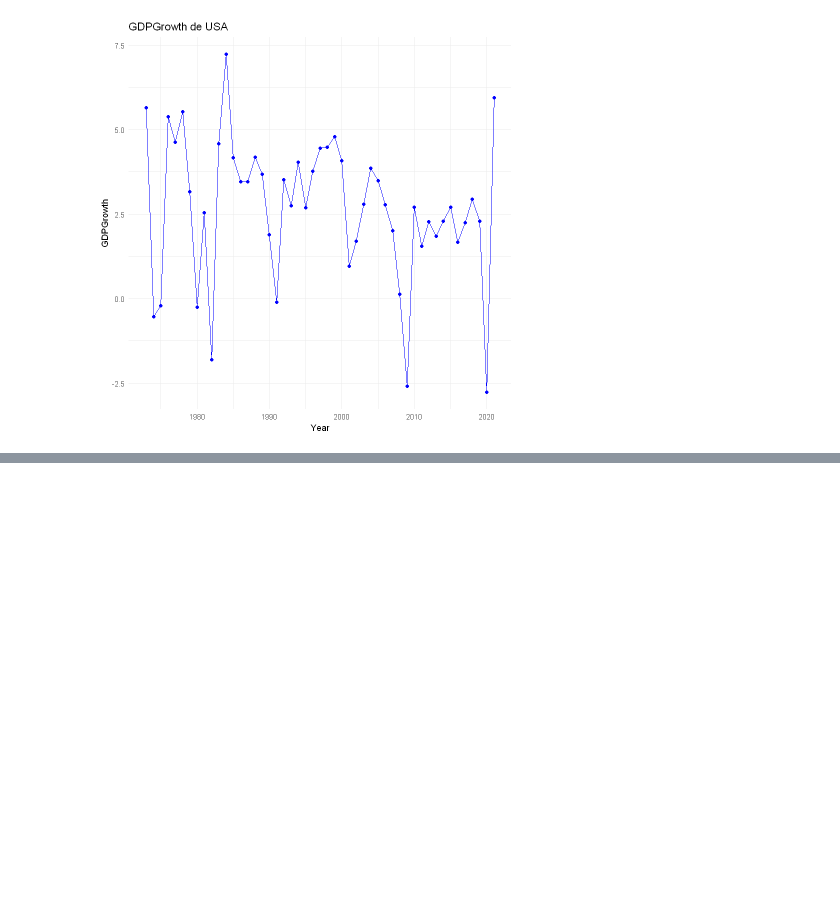
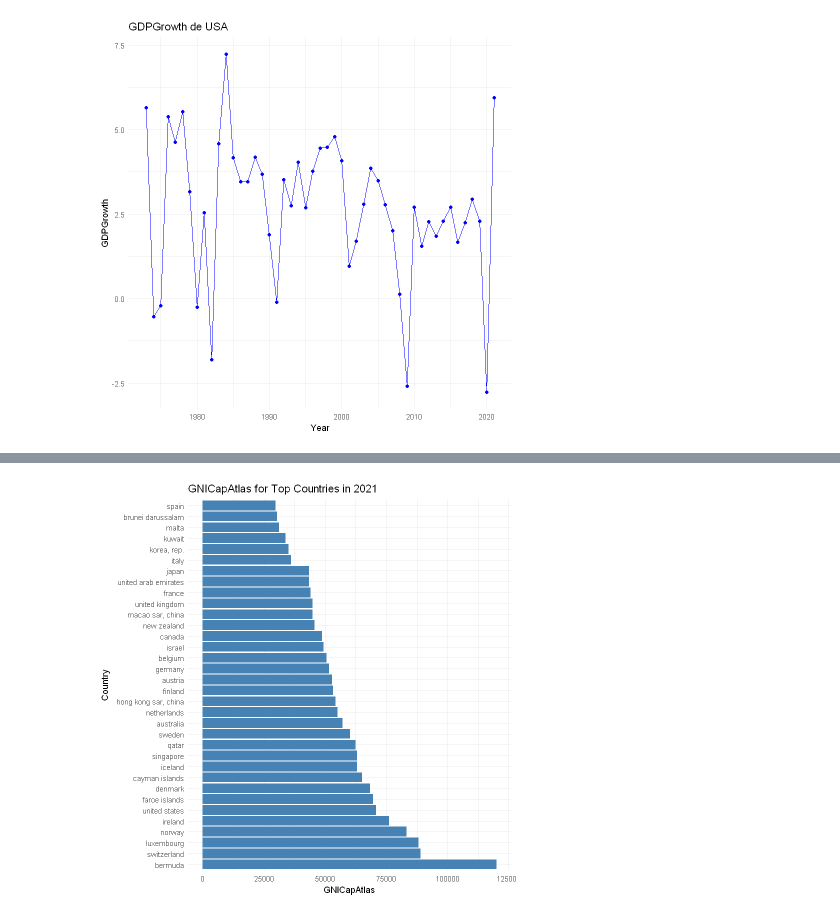
Before and after one commit to sergiollul/AB_AdvanceProgramming_DataScience, a Jupyter notebook: AB_Notebook_R.ipynb, the cells around one changed output, grey strips where cells are left out. Drawn from its saved outputs; the diff is of its cells as text; code cells hidden in the pictures; blank space fills up the shorter version.

```diff
--- a/AB_Notebook_R.ipynb
+++ b/AB_Notebook_R.ipynb
@@ -532,0 +582,12 @@ ggplot(data = usa_GDPGrowth, aes(x = Year, y = GDPGrowth)) +
+# %%
+# Filtering the dataframe for the year 2021
+df_2021 <- subset(df, Year == 2021)
+
+# Sorting the filtered dataframe by GNICapAtlas in descending order
+sorted_df_2021_GNICap <- df_2021[order(-df_2021$GNICapAtlas), ]
+
+# Selecting the top 30 countries
+top_paises_GNICap <- head(sorted_df_2021_GNICap$Country, 34)
+
+# Displaying the names of the top 30 countries
+top_paises_GNICap
@@ -532,0 +607,18 @@ ggplot(data = usa_GDPGrowth, aes(x = Year, y = GDPGrowth)) +
+# %%
+top_paises_GNICap = df_2021[df_2021$Country %in% c('bermuda', 'switzerland', 'luxembourg', 'norway', 'ireland',
+                                                        'united states', 'faroe islands', 'denmark', 'cayman islands',
+                                                        'iceland', 'singapore', 'qatar', 'sweden', 'australia',
+                                                        'netherlands', 'hong kong sar, china', 'finland', 'austria',
+                                                        'germany', 'belgium', 'israel', 'canada', 'new zealand',
+                                                        'macao sar, china', 'united kingdom', 'france',
+                                                        'united arab emirates', 'japan', 'italy', 'korea, rep.',
+                                                        'kuwait', 'malta', 'brunei darussalam', 'spain'), ]
+
+# Plotting the bar chart for GNICapAtlas
+ggplot(top_paises_GNICap, aes(x = reorder(Country, -GNICapAtlas), y = GNICapAtlas)) +
+  geom_bar(stat = "identity", fill = "steelblue") +
+  coord_flip() +  # Flips the chart for better readability
+  labs(title = "GNICapAtlas for Top Countries in 2021", x = "Country", y = "GNICapAtlas") +
+  theme_minimal()
+# %% [output]
+[figure, added]
```
Also changed, not shown: parts of 42 cells of this notebook.
